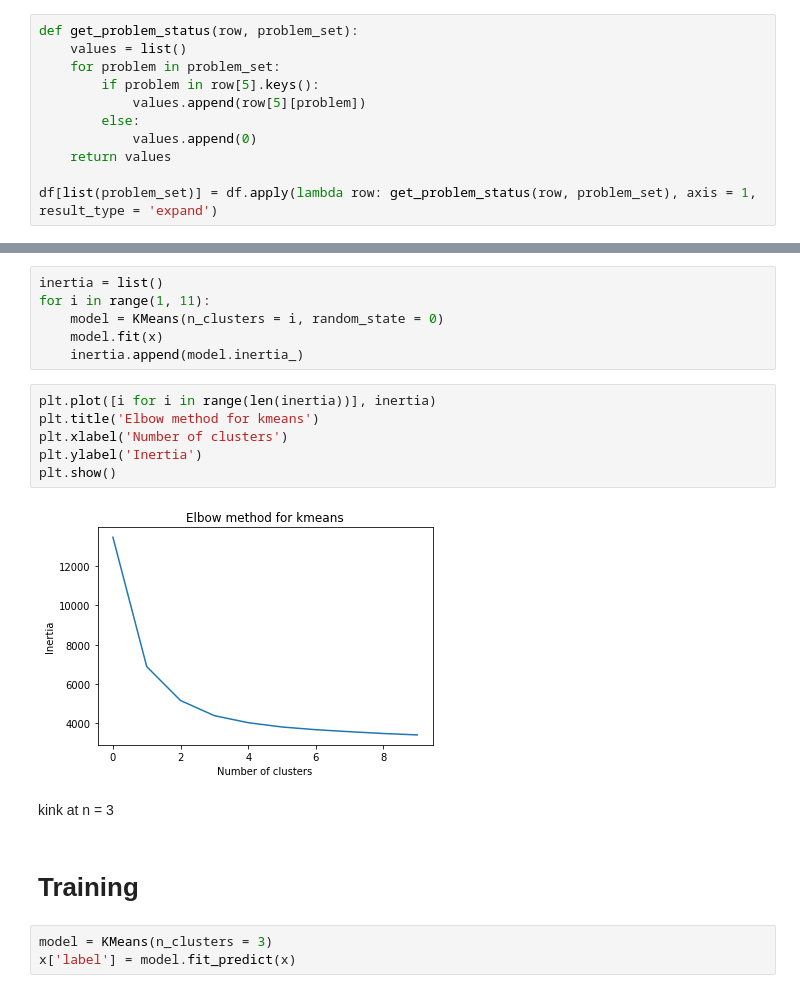
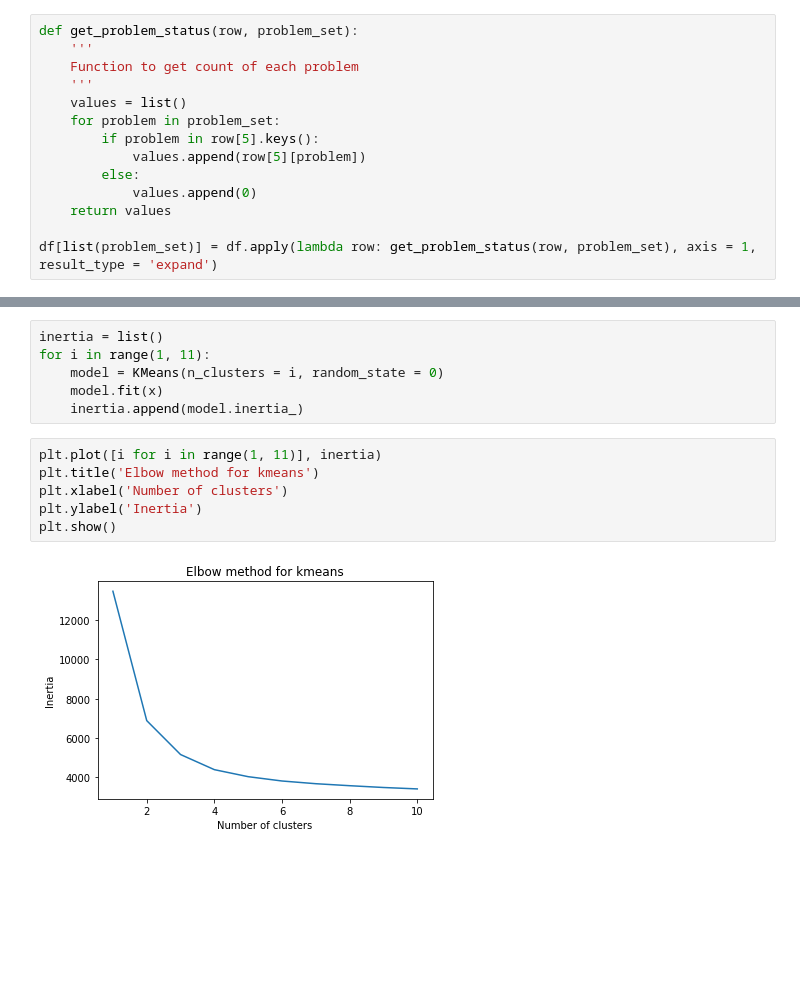
Before and after one commit to ayush02av/mlprac, a Jupyter notebook: Projects/leetcode/model.ipynb, the cells around one changed output, grey strips where cells are left out. Saved outputs shown, nothing was run; the diff lists cells and outputs as text; blank space fills up the shorter version.

Commit message:
Leetcode kmeans completion

```diff
--- a/Projects/leetcode/model.ipynb
+++ b/Projects/leetcode/model.ipynb
@@ -147,6 +148,9 @@ problem_set
  'union-find'}
 # %%
 def get_problem_status(row, problem_set):
+    '''
+    Function to get count of each problem
+    '''
     values = list()
     for problem in problem_set:
         if problem in row[5].keys():
@@ -203,17 +207,10 @@ for i in range(1, 11):
     model.fit(x)
     inertia.append(model.inertia_)
 # %%
-plt.plot([i for i in range(len(inertia))], inertia)
+plt.plot([i for i in range(1, 11)], inertia)
 plt.title('Elbow method for kmeans')
 plt.xlabel('Number of clusters')
 plt.ylabel('Inertia')
 plt.show()
 # %% [output]
-[figure, old version]
+[figure, new version]
-# %% [markdown]
-kink at n = 3
-# %% [markdown]
-# Training
-# %%
-model = KMeans(n_clusters = 3)
-x['label'] = model.fit_predict(x)
```
Also changed, not shown: parts of 26 cells of this notebook.
